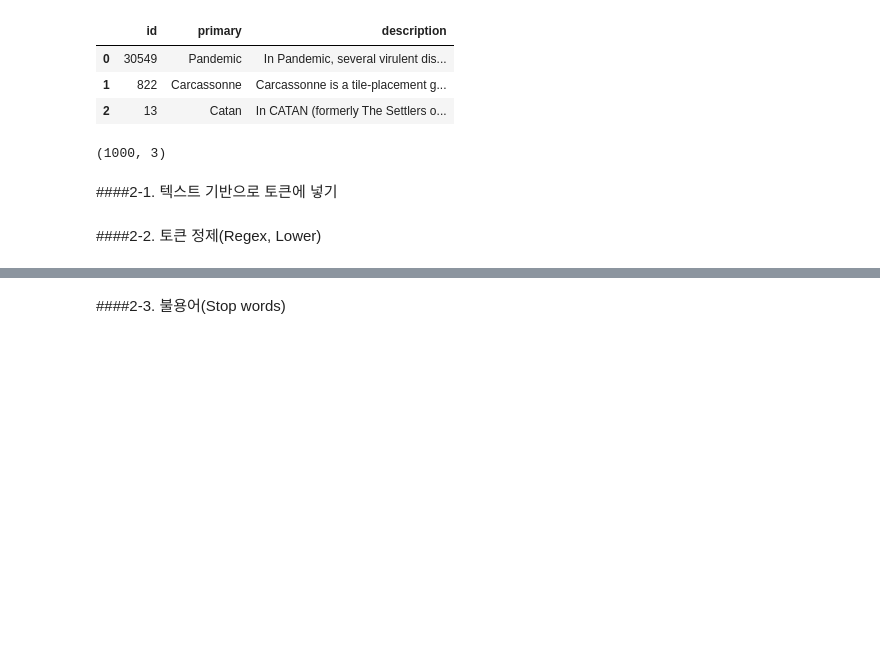
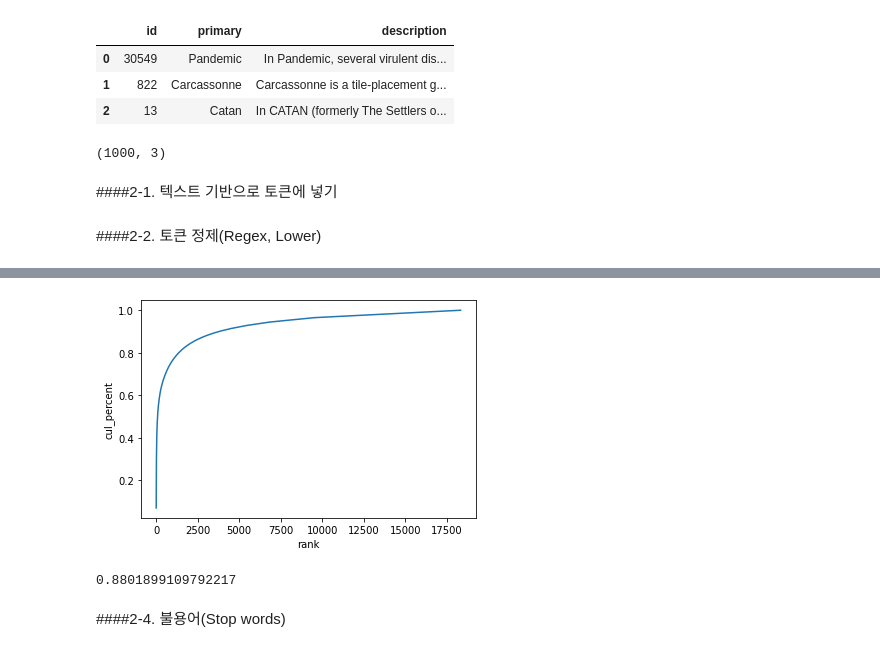
Before and after one commit to KYOH95/Project_4_Boardgame_App_Ver2, a Jupyter notebook: project4.ipynb, the cells around one changed output, grey strips where cells are left out. Saved outputs shown, nothing was run; the diff lists cells and outputs as text; code cells hidden in the pictures; blank space fills up the shorter version.

```diff
--- a/project4.ipynb
+++ b/project4.ipynb
@@ -163,2 +157,27 @@ df_
+# %%
+#spacy 이용하여 tokenzing
+import spacy
+from spacy.tokenizer import Tokenizer
+import re
+
+nlp = spacy.load("en_core_web_sm")
+tokenizer = Tokenizer(nlp.vocab)
+
+subst = ""
+regex = r"[^a-zA-Z0-9 \n]"
+
+def tokenize(text):
+    # Regex
+    tokens = re.sub(";", " ", text)
+    tokens = re.sub(regex, subst, tokens)
+    # Lower
+    tokens = tokens.lower().split()
+
+    return tokens
 # %% [markdown]
 ####2-2. 토큰 정제(Regex, Lower)
+# %%
+df_token = df_description.copy()
+df_token['tokens'] = df_token['description'].apply(tokenize)
+
+df_token.head(5)
@@ -165,2 +252,12 @@ df_
+# %%
+import seaborn as sns
+
+sns.lineplot(x='rank', y='cul_percent', data=wc);
+# %% [output]
+[figure, added]
+# %%
+wc[wc['rank'] <= 3000]['cul_percent'].max()
+# %% [output]
+0.8801899109792217
 # %% [markdown]
-####2-3. 불용어(Stop words)
+####2-4. 불용어(Stop words)
```
Also changed, not shown: parts of 45 cells of this notebook.
